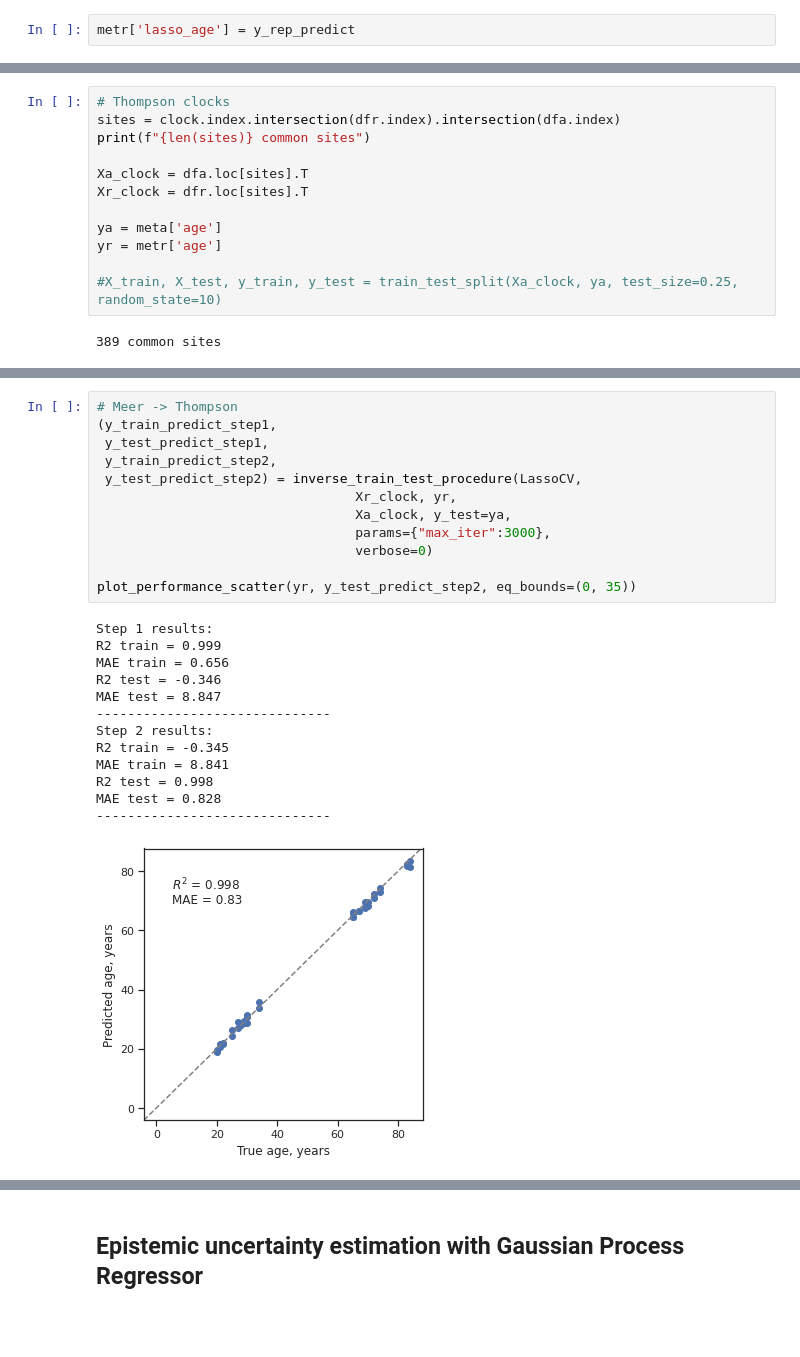
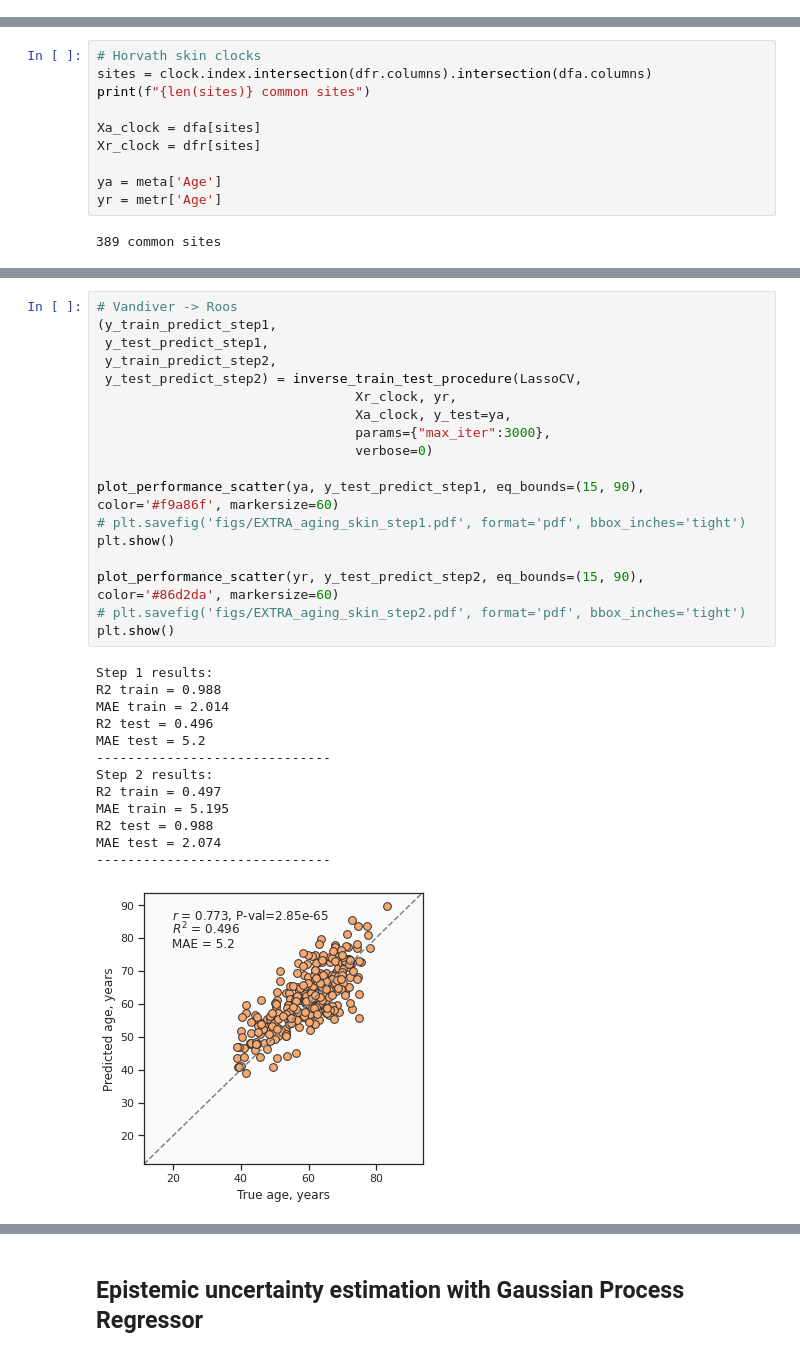
Before and after one commit to ComputationalAgingLab/reprogramming_ood, a Jupyter notebook: aging_skin_analysis.ipynb, the cells around one changed output, grey strips where cells are left out. Cells and saved outputs as stored; diff of their text form; blank space fills up the shorter version.

```diff
--- a/aging_skin_analysis.ipynb
+++ b/aging_skin_analysis.ipynb
@@ -413,2 +155,0 @@ y_rep_predict = model.predict(Xr_clock)
-# %%
-metr['lasso_age'] = y_rep_predict
@@ -445,17 +156,15 @@ sns.boxplot(data=metr, x='characteristics_ch1.2.cell type', y='lasso_age')
 # %% [markdown]
 ## Inversed Train Test Procedure (ITTP)
 # %%
-# Thompson clocks
-sites = clock.index.intersection(dfr.index).intersection(dfa.index)
+# Horvath skin clocks
+sites = clock.index.intersection(dfr.columns).intersection(dfa.columns)
 print(f"{len(sites)} common sites")
 
-Xa_clock = dfa.loc[sites].T
-Xr_clock = dfr.loc[sites].T
+Xa_clock = dfa[sites]
+Xr_clock = dfr[sites]
 
-ya = meta['age']
-yr = metr['age']
-
-#X_train, X_test, y_train, y_test = train_test_split(Xa_clock, ya, test_size=0.25, random_state=10)
+ya = meta['Age']
+yr = metr['Age']
 # %% [output]
 389 common sites
 # %%
@@ -493,26 +206,32 @@ MAE test = 12.429
 # %%
-# Meer -> Thompson
+# Vandiver -> Roos
 (y_train_predict_step1,
  y_test_predict_step1,
  y_train_predict_step2,
  y_test_predict_step2) = inverse_train_test_procedure(LassoCV,
                                  Xr_clock, yr,
                                  Xa_clock, y_test=ya,
                                  params={"max_iter":3000},
                                  verbose=0)
 
-plot_performance_scatter(yr, y_test_predict_step2, eq_bounds=(0, 35))
+plot_performance_scatter(ya, y_test_predict_step1, eq_bounds=(15, 90), color='#f9a86f', markersize=60)
+# plt.savefig('figs/EXTRA_aging_skin_step1.pdf', format='pdf', bbox_inches='tight')
+plt.show()
+
+plot_performance_scatter(yr, y_test_predict_step2, eq_bounds=(15, 90), color='#86d2da', markersize=60)
+# plt.savefig('figs/EXTRA_aging_skin_step2.pdf', format='pdf', bbox_inches='tight')
+plt.show()
 # %% [output]
 Step 1 results:
-R2 train = 0.999
-MAE train = 0.656
-R2 test = -0.346
-MAE test = 8.847
+R2 train = 0.988
+MAE train = 2.014
+R2 test = 0.496
+MAE test = 5.2
 ------------------------------
 Step 2 results:
-R2 train = -0.345
-MAE train = 8.841
-R2 test = 0.998
-MAE test = 0.828
+R2 train = 0.497
+MAE train = 5.195
+R2 test = 0.988
+MAE test = 2.074
 ------------------------------
-[figure, old version]
+[figure, new version]
```
Also changed, not shown: parts of 21 cells of this notebook, 6 other files.
